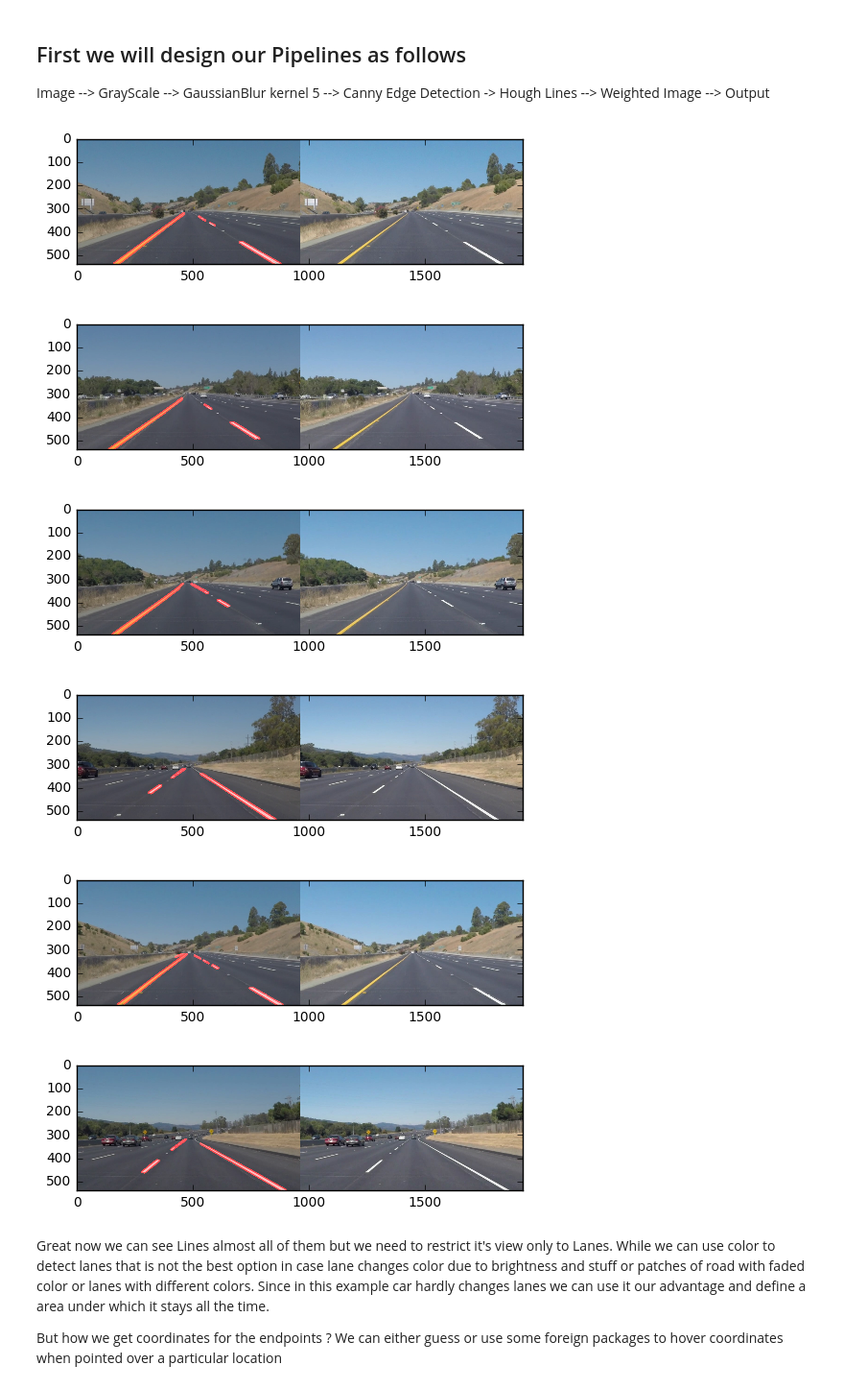
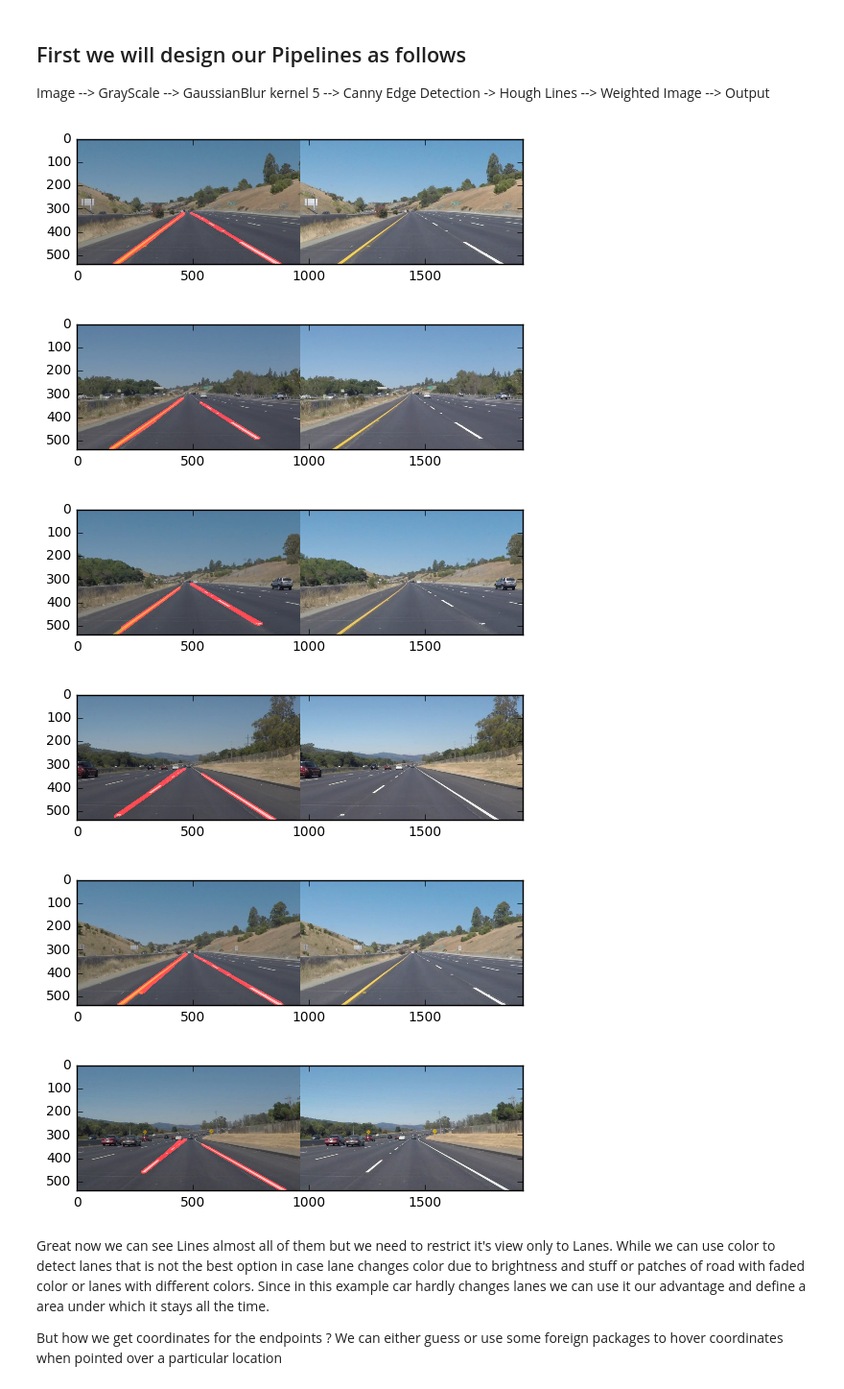
Before and after one commit to jatindhankhar/CarND-LaneLines-P1, a Jupyter notebook: P1.ipynb, the cells around one changed output. Shown at 96% size. Cells and saved outputs as stored; diff of their text form; code cells hidden in the pictures.

```diff
--- a/P1.ipynb
+++ b/P1.ipynb
@@ -202,41 +202,43 @@ def otsu_method(img):
     low_thresh = 0.5*high_thresh
     return [low_thresh,high_thresh]
 
 def pipeline(image):
+    imshape = image.shape
     gray = grayscale(image)
     blur = gaussian_blur(image,5) # Blur with a kernel size of 5
     # Calculate high and low threshold using otsu's method
     low_thresh,high_thresh = otsu_method(gray)
     # Apply Canny Edge Detection
+    ignore_mask_color = 255
     edges = canny(blur,low_thresh,high_thresh)
     mask = np.zeros_like(edges)
-    line_image = hough_lines(edges,2,1,30,10,7)
+    line_image = hough_lines(edges,2,np.pi/180,30,10,7)
     res = weighted_img(line_image,image)
     mask = np.zeros_like(edges)
     vertices = np.array([[(0,imshape[0]),(450,320),(490,320),(imshape[1],imshape[0])]],dtype=np.int32)
     cv2.fillPoly(mask,vertices,ignore_mask_color)
 
     masked_edges = cv2.bitwise_and(edges,mask)
-    lines = hough_lines(masked_edges,2,np.pi/360,40,20,10)
+    lines = hough_lines(masked_edges,2,np.pi/360,15,90,150)
 # Create binary color image
     color_edges = np.dstack((edges,edges,edges))
     line_edges = cv2.addWeighted(image,0.8,lines,1,0)
     return line_edges
 
 
 images = os.listdir("test_images/")
 for image in images:
     plt.figure()
     new_image = pipeline(mpimg.imread("test_images/" + image))
     original_image =mpimg.imread("test_images/" + image)
     plt.imshow(np.concatenate((new_image,original_image),axis=1),cmap="Greys_r")
 # %% [output]
-[figure, old version]
+[figure, new version]
-[figure, old version]
+[figure, new version]
-[figure, old version]
+[figure, new version]
-[figure, old version]
+[figure, new version]
-[figure, old version]
+[figure, new version]
-[figure, old version]
+[figure, new version]
 # %% [markdown]
 Great now we can see Lines almost all of them but we need to restrict it's view only to Lanes. While we can use color to detect lanes that is not the best option in case lane changes color due to brightness and stuff or patches of road with faded color or lanes with different colors. Since in this example car hardly changes lanes we can use it our advantage and define a area under which it stays all the time.
 
```
Also changed, not shown: 1 other file.
